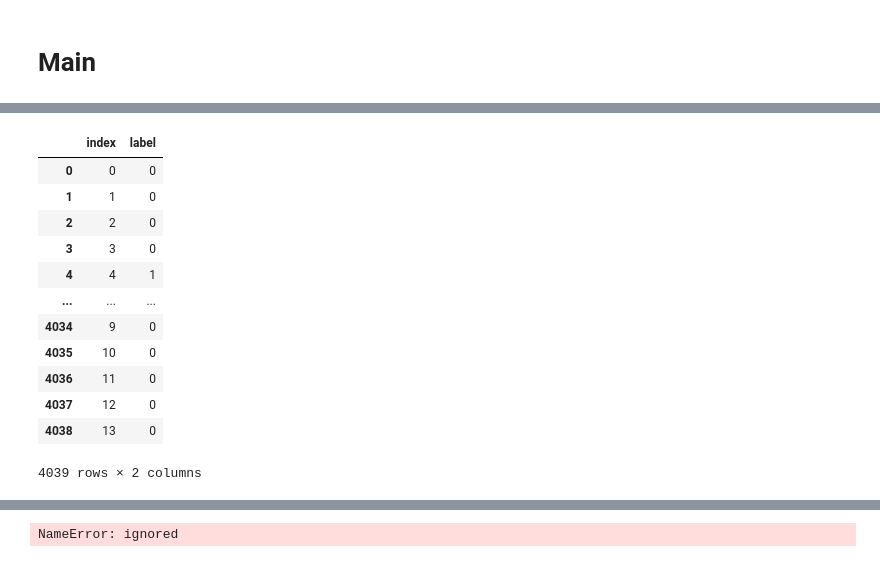
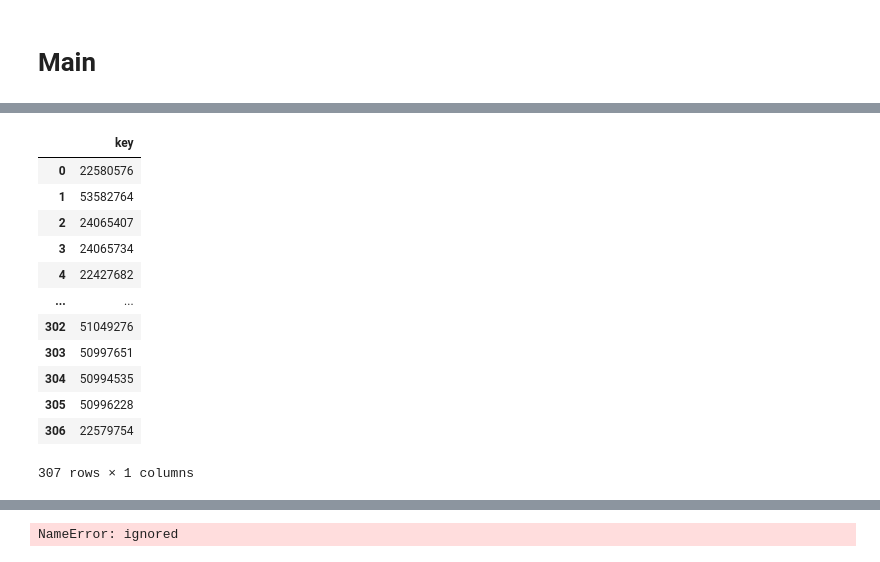
Before and after one commit to emyesme/CalcificationDetection, a Jupyter notebook: ML_structure_project.ipynb, the cells around one changed output, grey strips where cells are left out. Saved outputs shown, nothing was run; the diff lists cells and outputs as text; code cells hidden in the pictures.

```diff
--- a/ML_structure_project.ipynb
+++ b/ML_structure_project.ipynb
@@ -170,7 +176,0 @@ def KNN(neighbors, X_train, X_test, y_train, y_test, data, labels):
-# %%
-def DecisionTree(X_train, X_test, y_train, y_test, data, labels):
-  clf = tree.DecisionTreeClassifier()
-  y_pred = clf.fit(X_train, y_train).predict(X_test)
-  cvScore = cross_val_score(clf, data, labels, cv=2)
-  print(cvScore)
-  print("Mean CV_score accuracy: ", np.mean(cvScore))
@@ -218,7 +248,7 @@ def SVM_SEL(n_values, lower_value_C, higher_value_C, data, labels):
   print("The best parameters are %s with an accuracy of %0.4f"%(grid.best_params_, grid.best_score_))
   return grid.best_params_
 # %%
-  dfs = read_results(DATA_DIR)
+  dfs = read_results(RESULTS_DIR)
 # %% [markdown]
 # **Scores**
 # %%
@@ -490,5 +588,3 @@ Name: label, dtype: int64
 | 10 | 0.000000 | 0.000000 | 1.000000 | 1.000000 | 1.000000 | 1.000000 | 0.000000 | ... |
 | 14 | 0.000000 | 0.000000 | 1.000000 | 1.000000 | 1.000000 | 1.000000 | 0.000000 | ... |
 3536 rows × 24 columns
-# %%
-zeros= [0]*24
@@ -498,0 +591,2 @@ data.shape[1]
+# %%
+dfs = read_results(RESULTS_DIR)
@@ -628,17 +913,16 @@ Mean CV_score accuracy:  0.6252828054298643
-# %%
-labels = dfs['label'].reset_index()
-labels
-# %% [output]
-|  | index | label |
-| 0 | 0 | 0 |
-| 1 | 1 | 0 |
-| 2 | 2 | 0 |
-| 3 | 3 | 0 |
-| 4 | 4 | 1 |
-| ... | ... | ... |
-| 4034 | 9 | 0 |
-| 4035 | 10 | 0 |
-| 4036 | 11 | 0 |
-| 4037 | 12 | 0 |
-| 4038 | 13 | 0 |
-4039 rows × 2 columns
+# %%
+df_candidates_unique
+# %% [output]
+|  | key |
+| 0 | 22580576 |
+| 1 | 53582764 |
+| 2 | 24065407 |
+| 3 | 24065734 |
+| 4 | 22427682 |
+| ... | ... |
+| 302 | 51049276 |
+| 303 | 50997651 |
+| 304 | 50994535 |
+| 305 | 50996228 |
+| 306 | 22579754 |
+307 rows × 1 columns
```
Also changed, not shown: parts of 33 cells of this notebook.
